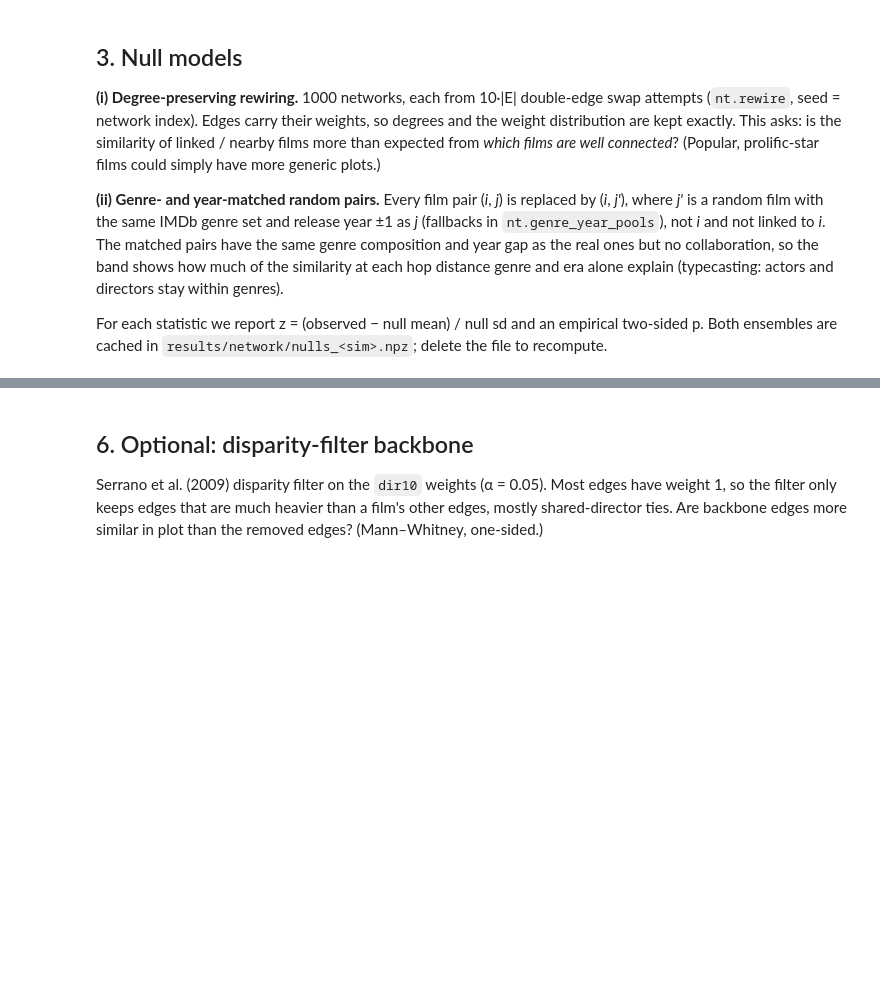
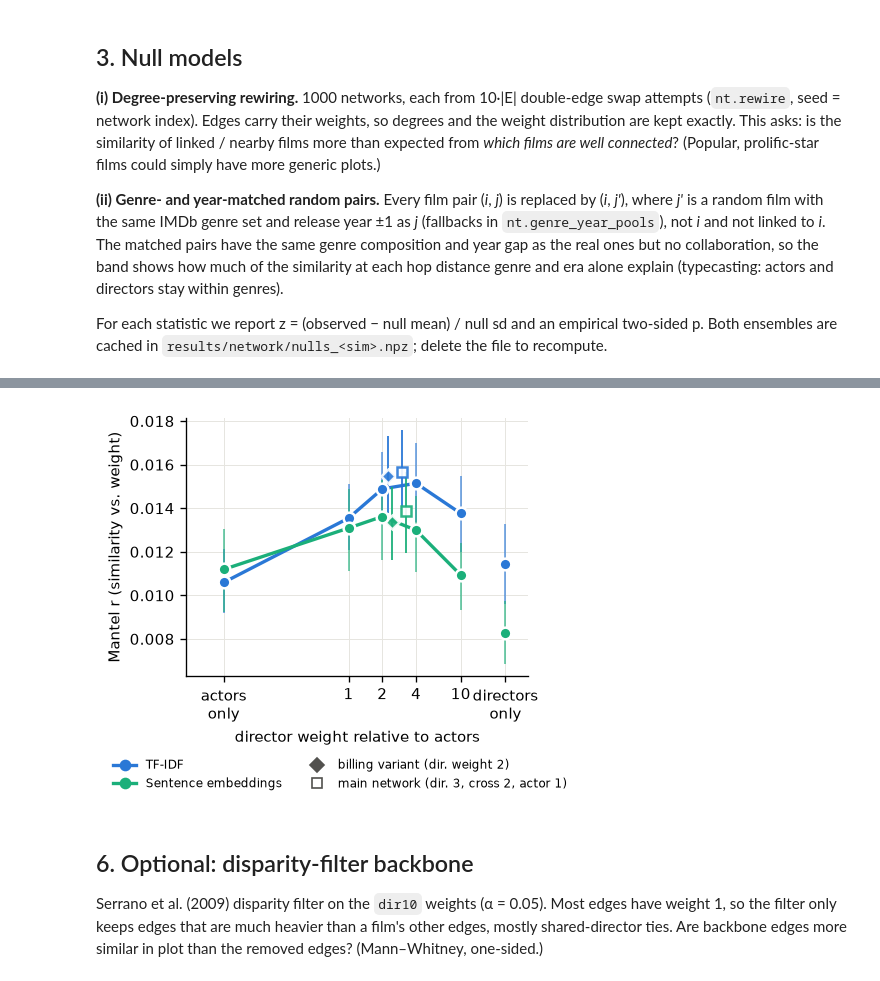
Before and after one commit to emretaspinar/SocialGraphs, a Jupyter notebook: notebooks/02_network_analysis.ipynb, the cells around one changed output, grey strips where cells are left out. Drawn from its saved outputs; the diff is of its cells as text; code cells hidden in the pictures; blank space fills up the shorter version.

```diff
--- a/notebooks/02_network_analysis.ipynb
+++ b/notebooks/02_network_analysis.ipynb
@@ -301,13 +386,13 @@ subsets = [np.sort(rng.choice(n, int(FRAC * n), replace=False)) for _ in range(N
 sq2, boot = [], {}
 for k in kinds:
     S = SIM[k]
-    for s in SCHEMES:  # all bootstraps first: the differences below need dir1's
+    for s in W:  # all bootstraps first: the differences below need dir1's
         boot[k, s] = np.array([nt._corr(nt.upper(S[np.ix_(b, b)]), nt.upper(W[s][np.ix_(b, b)])) for b in subsets])
-    for s in SCHEMES:
+    for s in W:
         m = nt.mantel(S, W[s], N_PERM, method="pearson")
         prox = nt.mantel(S, weighted_proximity(W[s]), n_perm=99, method="spearman")
         lk = W[s][iu] > 0
-        sq2.append({"similarity": k, "scheme": s, "director weight": SCHEME_DIRECTOR_WEIGHT[s],
+        sq2.append({"similarity": k, "scheme": s, "director weight": SCHEME_DIRECTOR_WEIGHT.get(s, 3),
                     "edges": int(lk.sum()), "Mantel r (Pearson, weight)": m["r"], "p": m["p"],
                     "95% CI low": np.percentile(boot[k, s], 2.5), "95% CI high": np.percentile(boot[k, s], 97.5),
                     "Δr vs dir1": m["r"] - nt._corr(S[iu], W["dir1"][iu]),
@@ -318,7 +403,7 @@ for k in kinds:
     best = pd.Series([max(SCHEMES, key=lambda s: boot[k, s][b]) for b in range(N_SUB)]).value_counts(normalize=True)
     for row in sq2:
         if row["similarity"] == k:
-            row["share of subsets best"] = best.get(row["scheme"], 0.0)
+            row["share of subsets best"] = best.get(row["scheme"], np.nan if row["scheme"] == "main" else 0.0)
 sq2 = pd.DataFrame(sq2).set_index(["similarity", "scheme"])
 sq2.to_csv(OUT / "sq2_correspondence.csv")
 sq2
@@ -325,28 +429,44 @@ sq2
 # %%
-# x positions: 0 = actors only, 1..10 = director weight, right end = directors only; billing (= dir. weight 2) offset
+# x positions: 0 = actors only, 1..10 = director weight, right end = directors only.
+# Billing (director weight 2) and the main network (director weight 3) are extra markers, nudged
+# sideways per similarity measure so the two series do not overlap.
+from matplotlib.lines import Line2D
 xpos = {"actors": 0, "dir1": 1, "dir2": 2, "dir4": 4, "dir10": 10, "directors": 25}
 order = list(xpos)
-fig, ax = plt.subplots(figsize=(3.6, 3.0))
-for k, col in zip(kinds, [C_OBS, C_ALT]):
+fig, ax = plt.subplots(figsize=(4.0, 3.6))
+
+def point(x, row, col, marker, filled=True):
+    r = row["Mantel r (Pearson, weight)"]
+    ax.errorbar(x, r, yerr=[[r - row["95% CI low"]], [row["95% CI high"] - r]], fmt=marker, ms=6,
+                color=col, mfc=col if filled else "white", mec=col if not filled else "white",
+                mew=1.5, ecolor=col, alpha=0.9, lw=1.2, zorder=4)
+
+for m, (k, col) in enumerate(zip(kinds, [C_OBS, C_ALT])):
     d = sq2.loc[k]
-    xs = [xpos[s] for s in order]
+    xs = np.array([xpos[s] for s in order], float)
     r = d.loc[order, "Mantel r (Pearson, weight)"]
     ax.errorbar(xs, r, yerr=[r - d.loc[order, "95% CI low"], d.loc[order, "95% CI high"] - r],
                 fmt="none", ecolor=col, alpha=0.6, lw=1.2, capsize=0)
     ax.plot(xs[:-1], r.iloc[:-1], "-", color=col, lw=2)
-    ax.plot(xs, r, "o", color=col, ms=7, markeredgecolor="white", markeredgewidth=1.5,
-            label={"tfidf": "TF-IDF", "embed": "embeddings"}[k] + (" (provisional)" if k == "tfidf" and PROVISIONAL else ""))
-    b = d.loc["billing"]
-    ax.errorbar(2.35, b["Mantel r (Pearson, weight)"],
-                yerr=[[b["Mantel r (Pearson, weight)"] - b["95% CI low"]], [b["95% CI high"] - b["Mantel r (Pearson, weight)"]]],
-                fmt="D", color=C_GY, ms=6, markeredgecolor="white", ecolor=C_GY, alpha=0.9, lw=1.2,
-                label="billing variant (dir. weight 2)" if k == kinds[0] else None)
+    ax.plot(xs, r, "o", color=col, ms=7, markeredgecolor="white", markeredgewidth=1.5, zorder=5)
+    point(2.25 + 0.2 * m, d.loc["billing"], col, "D")
+    point(3.0 + 0.25 * m, d.loc["main"], col, "s", filled=False)
+
 ax.set_xscale("symlog", linthresh=1)
 ax.set_xticks([0, 1, 2, 4, 10, 25], ["actors\nonly", "1", "2", "4", "10", "directors\nonly"])
 ax.set_xlim(-0.3, 40)
 ax.set(xlabel="director weight relative to actors", ylabel="Mantel r (similarity vs. weight)")
-ax.legend(frameon=False, fontsize=7, loc="lower center")
-fig.tight_layout(); fig.savefig(OUT / "fig2_sq2_correspondence.pdf"); plt.show()
+grey = "#52514e"
+handles = [Line2D([], [], color=C_OBS, marker="o", lw=2, label=NAME["tfidf"]),
+           Line2D([], [], color=C_ALT, marker="o", lw=2, label=NAME["embed"]),
+           Line2D([], [], color=grey, marker="D", ls="none", label="billing variant (dir. weight 2)"),
+           Line2D([], [], color=grey, marker="s", mfc="white", ls="none",
+                  label="main network (dir. 3, cross 2, actor 1)")]
+ax.legend(handles=handles, frameon=False, fontsize=7, ncol=2, loc="upper center",
+          bbox_to_anchor=(0.45, -0.28))
+fig.tight_layout(); fig.savefig(OUT / "fig2_sq2_correspondence.pdf", bbox_inches="tight"); plt.show()
+# %% [output]
+[figure, added]
 # %% [markdown]
 ## 6. Optional: disparity-filter backbone
 
```
Also changed, not shown: parts of 19 cells of this notebook, 1 other file.
